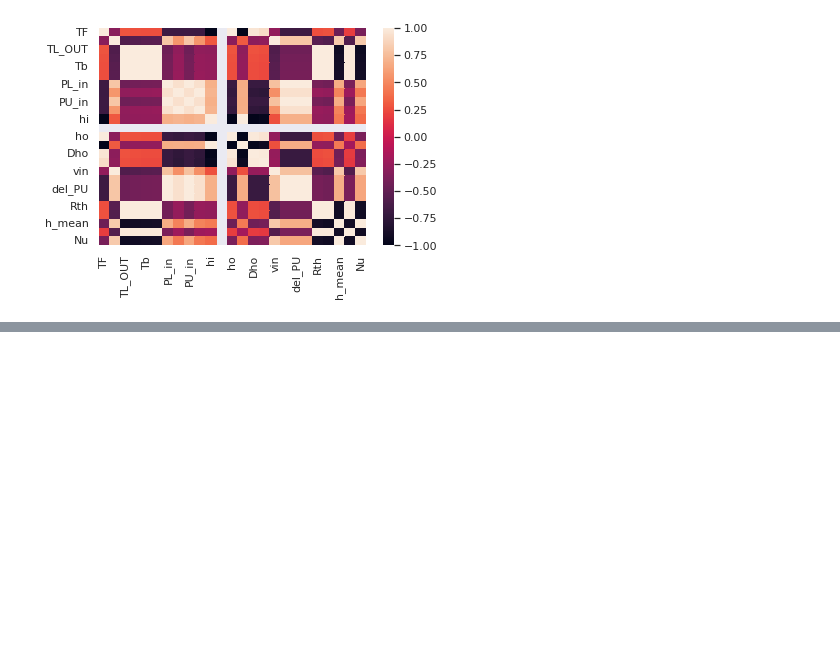
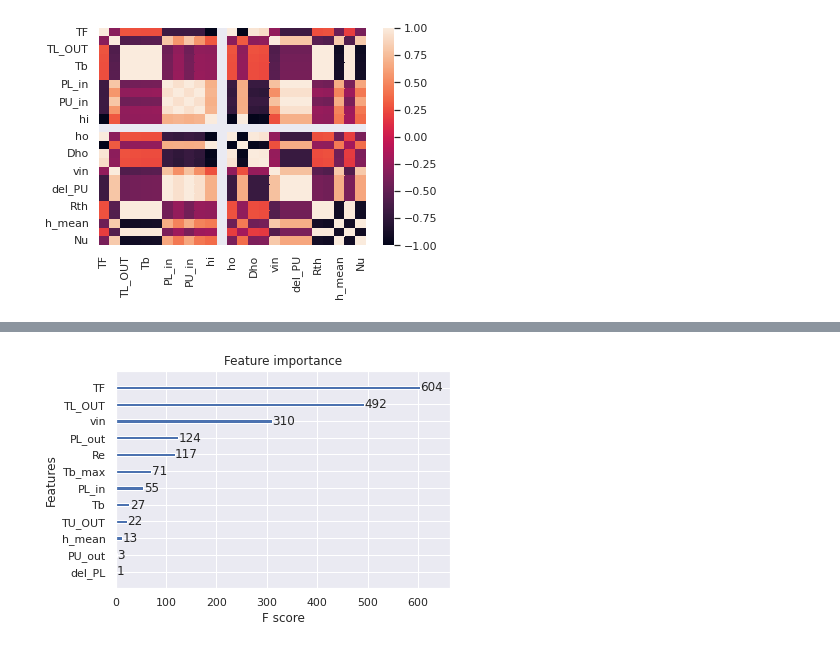
Before and after one commit to atusharkm/hello-world, a Jupyter notebook: FinBTP.ipynb, the cells around one changed output, grey strips where cells are left out. Drawn from its saved outputs; the diff is of its cells as text; code cells hidden in the pictures; blank space fills up the shorter version.

```diff
--- a/FinBTP.ipynb
+++ b/FinBTP.ipynb
@@ -65,0 +86,4 @@ sns.heatmap(corr)
+# %%
+X = df[df.columns[range(23)]]
+y=df['Nu']
+z=df['f']
@@ -65,0 +182,10 @@ sns.heatmap(corr)
+# %%
+# fit model no training data
+model = XGBRegressor()
+model.fit(X, y)
+
+# plot feature importance
+plot_importance(model)
+plt.show()
+# %% [output]
+[figure, added]
```
Also changed, not shown: parts of 8 cells of this notebook.
